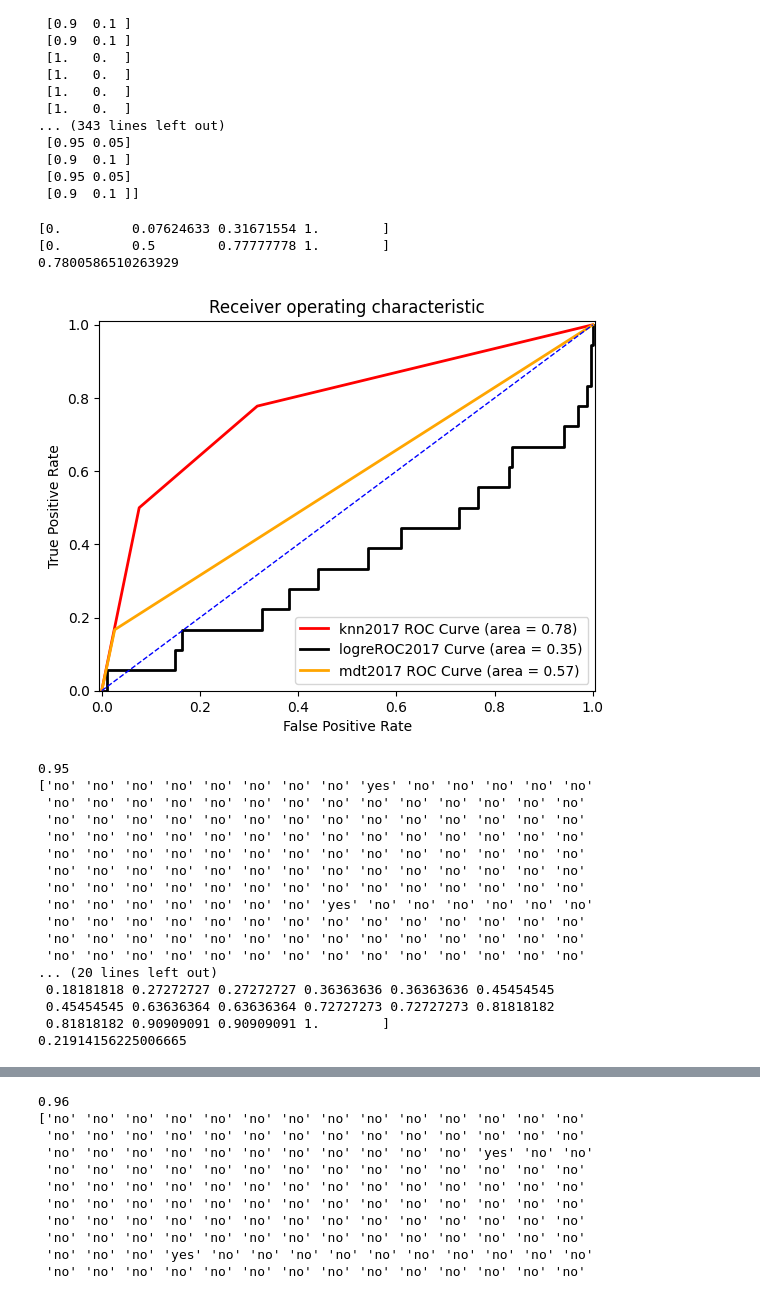
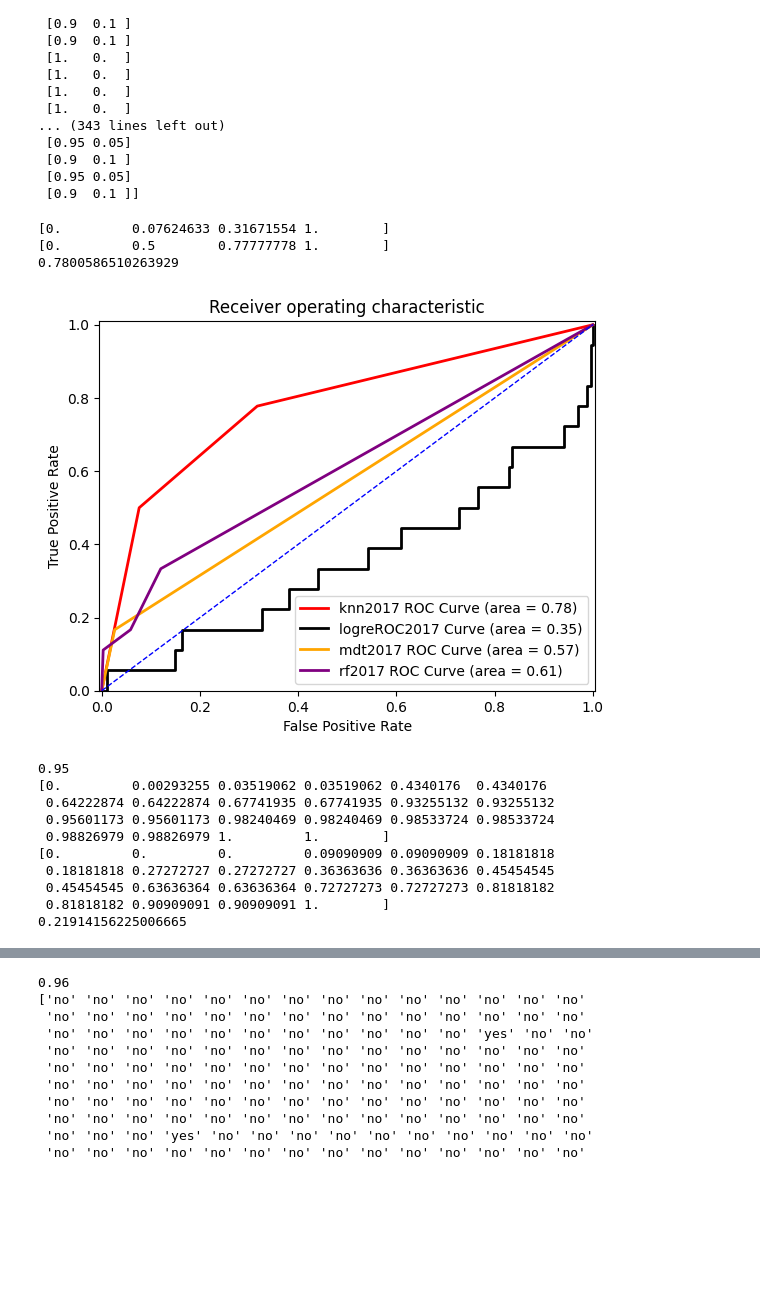
Before and after one commit to ggarci10/twitchdataproject, a Jupyter notebook: final_project_twitch_game_.ipynb, the cells around one changed output, grey strips where cells are left out. Drawn from its saved outputs; the diff is of its cells as text; code cells hidden in the pictures; blank space fills up the shorter version.

```diff
--- a/final_project_twitch_game_.ipynb
+++ b/final_project_twitch_game_.ipynb
@@ -576,3 +601,23 @@ feature_cols = ['Hours_watched','Hours_streamed','Peak_viewers','Peak_channels',
 X = result2017[feature_cols]
 y=result2017['ifnominated']
 X_train, X_test, y_train, y_test = train_test_split(X, y, test_size=0.6, random_state=10)
+# %%
+randomforest2017 = RandomForestClassifier(n_estimators=5, bootstrap=True, random_state=6)
+
+# Fit the model to your training data
+randomforest2017.fit(X_train, y_train)
+
+# Use the trained model to predict the labels of your test data
+y_predict_rf2017 = randomforest2017.predict(X_test)
+
+# Calculate the accuracy of your model's predictions
+score = accuracy_score(y_test, y_predict_rf2017)
+y_predict_prob_rf2017 = randomforest2017.predict_proba(X_test)
+# Print the accuracy score
+print(score)
+fprrf2017, tprrf2017, thresholdsrf2017 = metrics.roc_curve(y_test, y_predict_prob_rf2017[:,1], pos_label='yes')
+
+print(fprrf2017)
+print(tprrf2017)
+AUCrf2017 = metrics.auc(fprrf2017, tprrf2017)
+print(AUCrf2017)
@@ -580,8 +632,11 @@ X_train, X_test, y_train, y_test = train_test_split(X, y, test_size=0.6, random_
 #this is used with 3 classifiers
 my_logreg = LogisticRegression()
 my_logreg.fit(X_train,y_train)
-y_predict_logreg=my_logreg.predict(X_test)
-logregaccuracy=accuracy_score(y_test,y_predict_logreg)
+y_predict_logreg2017=my_logreg.predict(X_test)
+logregaccuracy=accuracy_score(y_test,y_predict_logreg2017)
+y_predict_prob_logreg2017 = my_logreg.predict_proba(X_test)
+
 print(round(logregaccuracy, 2))
+print(y_predict_logreg2017)
 # %% [output]
 0.93
@@ -613,6 +659,6 @@ print(y_predict_lr)
 # %%
 
-fprlogreg2017, tprlogreg2017, thresholdslogreg2017 = metrics.roc_curve(y_test, y_predict_prob_lr2017[:,1], pos_label='yes')
+fprlogreg2017, tprlogreg2017, thresholdslogreg2017 = metrics.roc_curve(y_test, y_predict_prob_logreg2017[:,1], pos_label='yes')
 
 print(fprlogreg2017)
 print(tprlogreg2017)
@@ -717,34 +763,36 @@ AUC2017knn = metrics.auc(fpr2017knn, tpr2017knn)
 print(AUC2017knn)
 
 %matplotlib inline
 
 plt.figure()
 
 # Roc Curve
 plt.plot(fpr2017knn, tpr2017knn, color='red', lw=2,label='knn2017 ROC Curve (area = %0.2f)' % AUC2017knn)
 plt.plot(fprlogreg2017, tprlogreg2017, color='black', lw=2,label='logreROC2017 Curve (area = %0.2f)' % AUClogreg2017)
 plt.plot(fprmdt2017, tprmdt2017, color='orange', lw=2, label='mdt2017 ROC Curve (area = %0.2f)' % AUCmdt2017)
+plt.plot(fprrf2017, tprrf2017 , color='purple', lw=2, label='rf2017 ROC Curve (area = %0.2f)' % AUCrf2017)
+
 # Random Guess line:
 plt.plot([0, 1], [0, 1], color='blue', lw=1, linestyle='--')
 
 
 
 # Defining The Range of X-Axis and Y-Axis:
 plt.xlim([-0.005, 1.005])
 plt.ylim([0.0, 1.01])
 
 # Labels, Title, Legend:
 plt.xlabel('False Positive Rate')
 plt.ylabel('True Positive Rate')
 plt.title('Receiver operating characteristic')
 plt.legend(loc="lower right")
 
 plt.show()
 # %% [output]
 [0.         0.07624633 0.31671554 1.        ]
 [0.         0.5        0.77777778 1.        ]
 0.7800586510263929
-[figure, old version]
+[figure, new version]
 # %%
 feature_cols = ['Hours_watched','Hours_streamed','Peak_viewers','Peak_channels','Streamers','Avg_viewer_ratio']
 X = result2018[feature_cols]
@@ -754,17 +802,15 @@ X_train, X_test, y_train, y_test = train_test_split(X, y, test_size=0.6, random_
 #this is used with 3 classifiers
 my_logreg = LogisticRegression()
 my_logreg.fit(X_train,y_train)
-y_predict_logreg=my_logreg.predict(X_test)
-logregaccuracy=accuracy_score(y_test,y_predict_logreg)
+y_predict_logreg2018=my_logreg.predict(X_test)
+logregaccuracy=accuracy_score(y_test,y_predict_logreg2018)
 print(round(logregaccuracy, 2))
 # Predicting the Binary Label:
-y_predict_lr = my_logreg.predict(X_test)
+y_predict_prob_logreg2018 = my_logreg.predict_proba(X_test)
 
-# Estimating the probability (likelihood) of Each Label:
-y_predict_prob_lr2018 = my_logreg.predict_proba(X_test)
-print(y_predict_lr)
 
-fprlogreg2018, tprlogreg2018, thresholdslogreg2018 = metrics.roc_curve(y_test, y_predict_prob_lr2018[:,1], pos_label='yes')
+
+fprlogreg2018, tprlogreg2018, thresholdslogreg2018 = metrics.roc_curve(y_test, y_predict_prob_logreg2018[:,1], pos_label='yes')
 
 print(fprlogreg2018)
 print(tprlogreg2018)
@@ -772,18 +818,11 @@ AUClogreg2018 = metrics.auc(fprlogreg2018, tprlogreg2018)
 print(AUClogreg2018)
 # %% [output]
 0.95
-['no' 'no' 'no' 'no' 'no' 'no' 'no' 'no' 'yes' 'no' 'no' 'no' 'no' 'no'
- 'no' 'no' 'no' 'no' 'no' 'no' 'no' 'no' 'no' 'no' 'no' 'no' 'no' 'no'
- 'no' 'no' 'no' 'no' 'no' 'no' 'no' 'no' 'no' 'no' 'no' 'no' 'no' 'no'
- 'no' 'no' 'no' 'no' 'no' 'no' 'no' 'no' 'no' 'no' 'no' 'no' 'no' 'no'
- 'no' 'no' 'no' 'no' 'no' 'no' 'no' 'no' 'no' 'no' 'no' 'no' 'no' 'no'
- 'no' 'no' 'no' 'no' 'no' 'no' 'no' 'no' 'no' 'no' 'no' 'no' 'no' 'no'
- 'no' 'no' 'no' 'no' 'no' 'no' 'no' 'no' 'no' 'no' 'no' 'no' 'no' 'no'
- 'no' 'no' 'no' 'no' 'no' 'no' 'no' 'yes' 'no' 'no' 'no' 'no' 'no' 'no'
- 'no' 'no' 'no' 'no' 'no' 'no' 'no' 'no' 'no' 'no' 'no' 'no' 'no' 'no'
- 'no' 'no' 'no' 'no' 'no' 'no' 'no' 'no' 'no' 'no' 'no' 'no' 'no' 'no'
- 'no' 'no' 'no' 'no' 'no' 'no' 'no' 'no' 'no' 'no' 'no' 'no' 'no' 'no'
-... (20 lines left out)
+[0.         0.00293255 0.03519062 0.03519062 0.4340176  0.4340176
+ 0.64222874 0.64222874 0.67741935 0.67741935 0.93255132 0.93255132
+ 0.95601173 0.95601173 0.98240469 0.98240469 0.98533724 0.98533724
+ 0.98826979 0.98826979 1.         1.        ]
+[0.         0.         0.         0.09090909 0.09090909 0.18181818
  0.18181818 0.27272727 0.27272727 0.36363636 0.36363636 0.45454545
  0.45454545 0.63636364 0.63636364 0.72727273 0.72727273 0.81818182
  0.81818182 0.90909091 0.90909091 1.        ]
```
Also changed, not shown: parts of 34 cells of this notebook.
